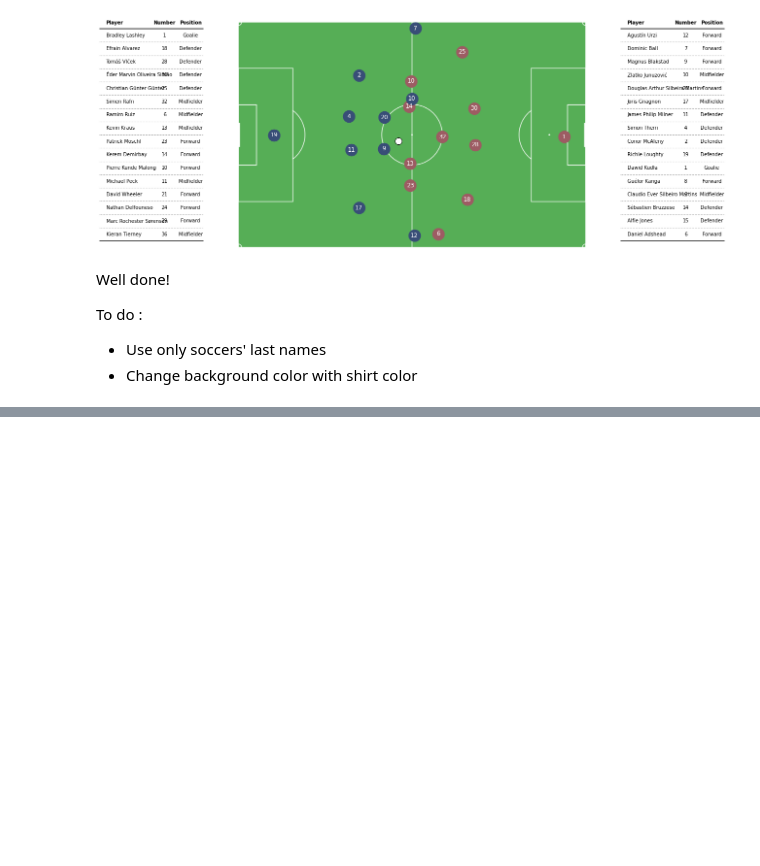
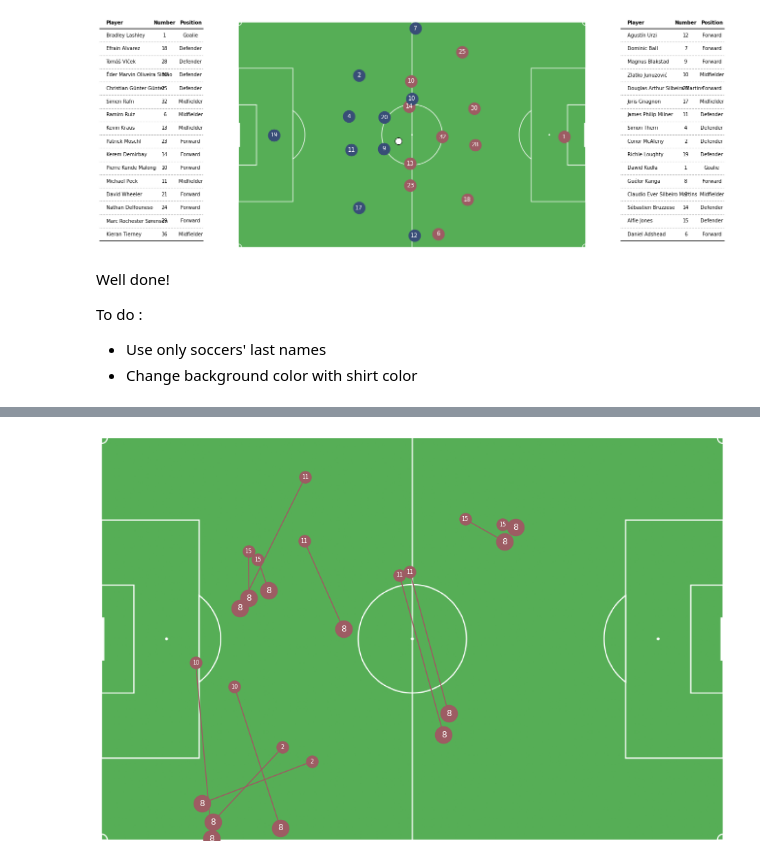
Before and after one commit to claireseceh/tracking-football, a Jupyter notebook: main.ipynb, the cells around one changed output, grey strips where cells are left out. Cells and saved outputs as stored; diff of their text form; code cells hidden in the pictures; blank space fills up the shorter version.

```diff
--- a/main.ipynb
+++ b/main.ipynb
@@ -475,0 +472,9 @@ To do :
+# %%
+passes_FH = pd.DataFrame(columns=['Time','From','To','Team'],index=np.arange(0,len(passes)))
+
+passes_FH.Time = passes_time
+passes_FH.From = passes_from
+passes_FH.To = passes_to
+passes_FH.Team = passes_team
+
+passes_FH
@@ -475,0 +495,3 @@ To do :
+# %%
+Passers_home = passes_FH[passes_FH.Team == np.float64(ID_home['id'])]
+Passer1F_home = np.bincount(Passers_home.From).argmax()
@@ -475,0 +514,4 @@ To do :
+# %%
+Passes1F_home = Passers_home[Passers_home.From == np.float64(Passer1F_home)]
+Passes1F_home = Passes1F_home.astype(int)
+Passes1F_home
@@ -475,0 +532,24 @@ To do :
+# %%
+plt.rcParams["figure.figsize"] = [10.5*1.25, 6.8*1.25]
+plt.rcParams["figure.autolayout"] = True
+
+im = plt.imread("./image/field.png")
+
+fig, ax = plt.subplots()
+
+im = ax.imshow(im, extent=[0, 10500, 0, 6800])
+
+for i in Passes1F_home.index:
+    plt.scatter(X[Passes1F_home.Time[i], 'Player%s' %Passer1F_home], Y[Passes1F_home.Time[i], 'Player%s' %Passer1F_home], c='#9d5c63', s=600)
+    plt.text(X[Passes1F_home.Time[i], 'Player%s' %Passer1F_home], Y[Passes1F_home.Time[i], 'Player%s' %Passer1F_home], "%s" %str(Passer1F_home), fontsize=12, ha="center", va='center', c='w')
+
+    plt.scatter(X[Passes1F_home.Time[i], 'Player%s' %int(Passes1F_home.To[i])], Y[Passes1F_home.Time[i], 'Player%s' %int(Passes1F_home.To[i])], c='#9d5c63', s=300)
+    plt.text(X[Passes1F_home.Time[i], 'Player%s' %int(Passes1F_home.To[i])], Y[Passes1F_home.Time[i], 'Player%s' %int(Passes1F_home.To[i])], "%s" %str(int(Passes1F_home.To[i])), fontsize=8, ha="center", va='center', c='w')
+
+    plt.plot([X[Passes1F_home.Time[i], 'Player%s' %Passer1F_home], X[Passes1F_home.Time[i], 'Player%s' %int(Passes1F_home.To[i])]], [Y[Passes1F_home.Time[i], 'Player%s' %Passer1F_home], Y[Passes1F_home.Time[i], 'Player%s' %int(Passes1F_home.To[i])]], c='#9d5c63')
+
+
+ax.axis('off')
+plt.show()
+# %% [output]
+[figure, added]
```
Also changed, not shown: parts of 19 cells of this notebook.
